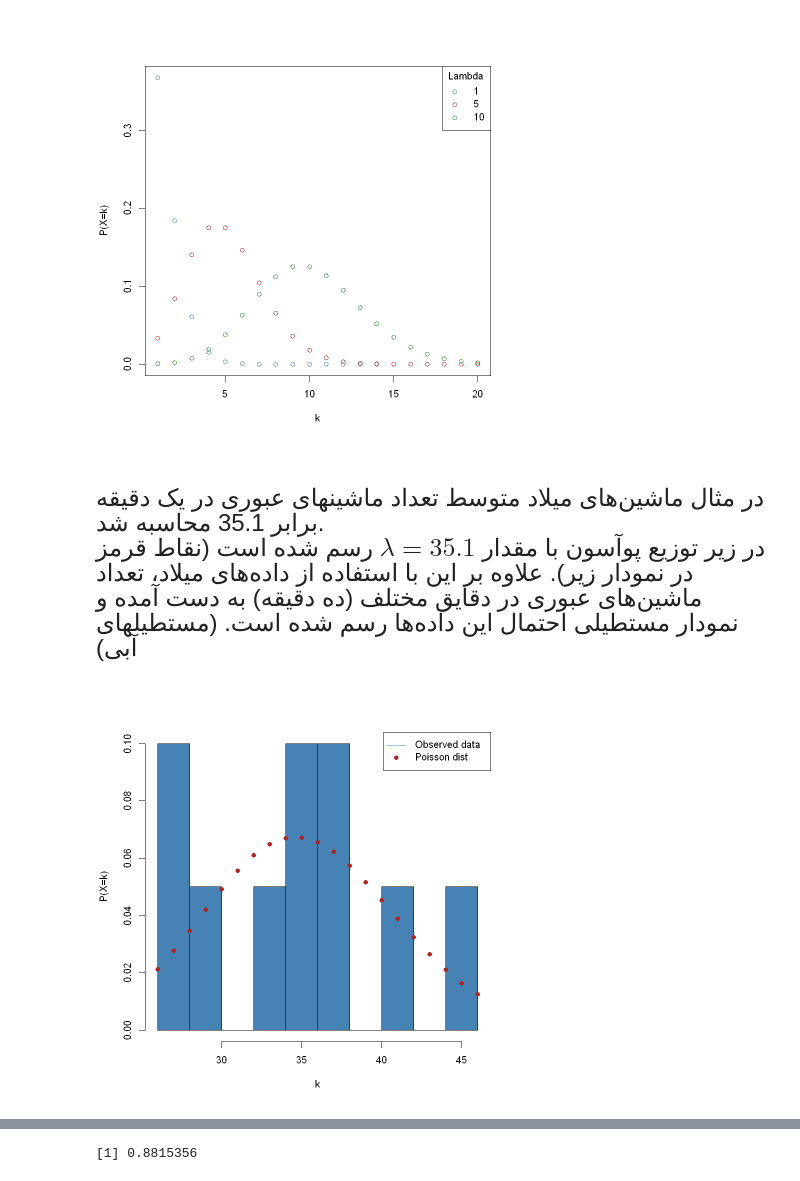
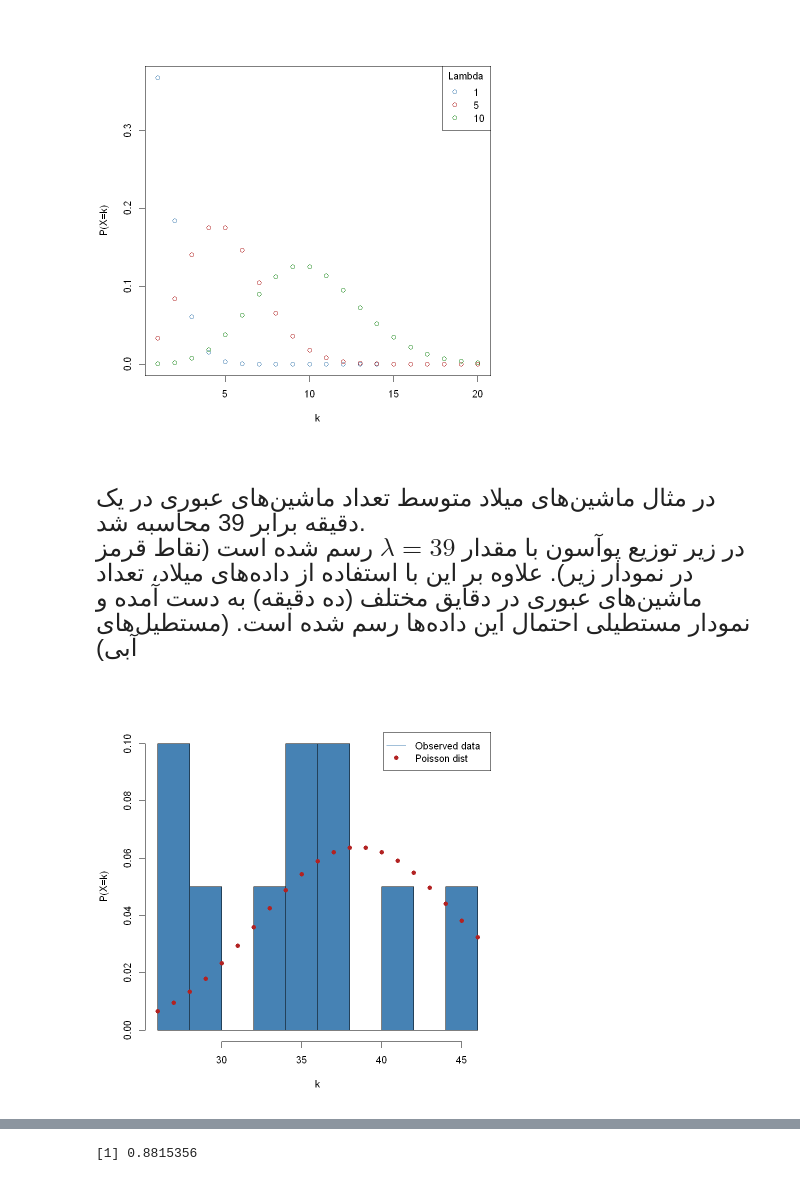
Before and after one commit to SharifiZarchi/Probability_Statistics, a Jupyter notebook: Notebooks/2 - Random Variables/3 - Poisson - Geometric - Hypergeometric/Poisson_notebook.ipynb, the cells around one changed output, grey strips where cells are left out. Saved outputs shown, nothing was run; the diff lists cells and outputs as text; code cells hidden in the pictures.

```diff
--- a/Notebooks/2 - Random Variables/3 - Poisson - Geometric - Hypergeometric/Poisson_notebook.ipynb
+++ b/Notebooks/2 - Random Variables/3 - Poisson - Geometric - Hypergeometric/Poisson_notebook.ipynb
@@ -233,26 +233,26 @@ legend('topright', legend=lambdas, title = "Lambda", col = color_set, pch = c(1,
 <br />
 <div id="sec_def" style="direction:rtl;line-height:300%;">
 	<font face="XB Zar" size=5>
- در مثال ماشین‌های میلاد متوسط تعداد ماشینهای عبوری در یک دقیقه برابر 35.1 محاسبه شد.<br> در زیر توزیع پوآسون با مقدار $\lambda=35.1$ رسم شده است (نقاط قرمز در نمودار زیر). علاوه بر این با استفاده از داده‌های میلاد، تعداد ماشین‌های عبوری در دقایق مختلف (ده دقیقه) به دست آمده و نمودار مستطیلی احتمال این داده‌ها رسم شده است. (مستطیلهای آبی)
+ در مثال ماشین‌های میلاد متوسط تعداد ماشین‌های عبوری در یک دقیقه برابر 39 محاسبه شد.<br> در زیر توزیع پوآسون با مقدار $\lambda=39$ رسم شده است (نقاط قرمز در نمودار زیر). علاوه بر این با استفاده از داده‌های میلاد، تعداد ماشین‌های عبوری در دقایق مختلف (ده دقیقه) به دست آمده و نمودار مستطیلی احتمال این داده‌ها رسم شده است. (مستطیل‌های آبی)
  </font>
 </div>
 # %%
 # Function for plotting histogram of data and Poisson density
 plot_hist_pois <- function(Ks, lambda) {
 bins <- (max(Ks) - min(Ks)) / 2
 rng <- c((min(Ks) - 1): (max(Ks) + 1))
 probs <- dpois(x=rng, lambda = lambda)
 hist(Ks, bins, probability = T, ylab = "P(X=k)", xlab = "k", col = color_set[1], main = "")
 points(rng, probs, col = color_set[2], pch=19)
 legend("topright", legend=c("Observed data", "Poisson dist"), lty = c(1, NA),
        pch = c(NA, 19), col = color_set)
 }
 # Number of passing cars per minute
 Ks <- sapply(c(0:9), function(x) sum(cars$minute==x))
-lambda <- 35.1
+lambda <- 39
 plot_hist_pois(Ks, lambda)
 # %% [output]
-[figure, old version]
+[figure, new version]
 # %% [markdown]
 <div id="simple_sample_question" style="direction:rtl;line-height:300%;">
 	<font face="XB Zar" size=5>
```
Also changed, not shown: parts of 11 cells of this notebook.
